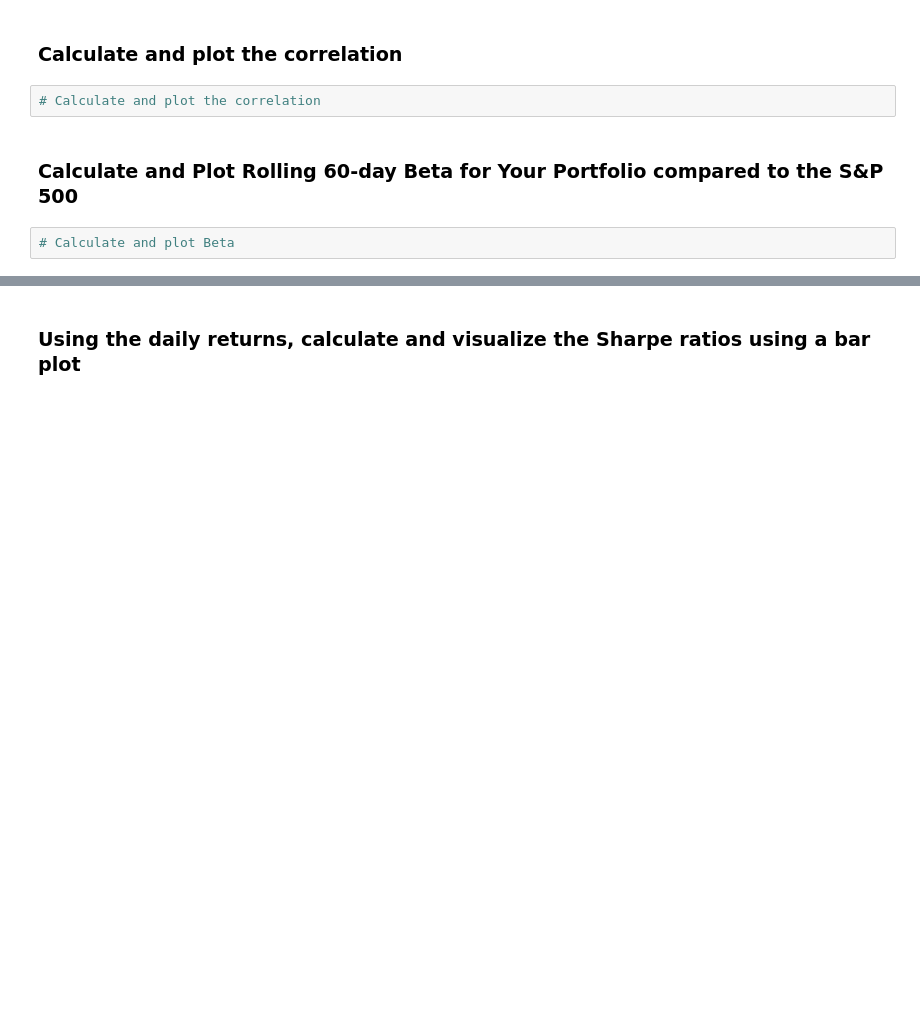
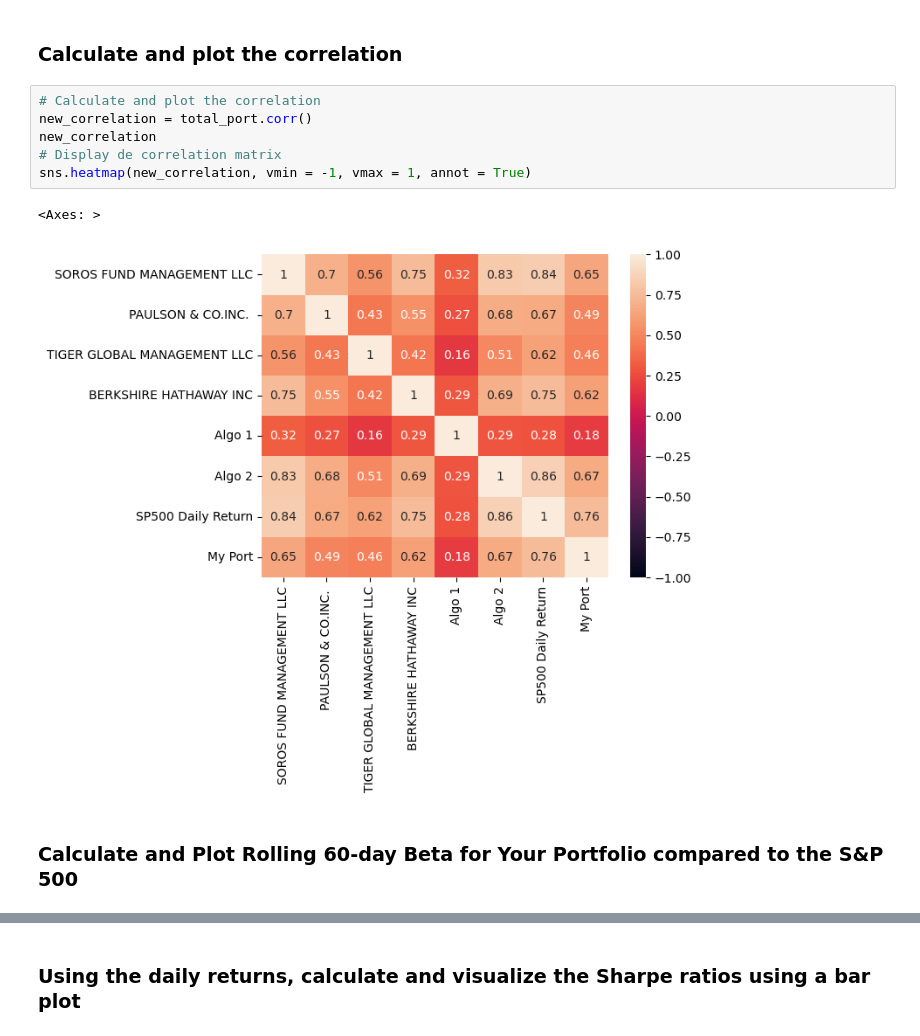
Before and after one commit to gerxxoo/Module_4_challenge, a Jupyter notebook: Starter_Code/whale_analysis.ipynb, the cells around one changed output, grey strips where cells are left out. Drawn from its saved outputs; the diff is of its cells as text; blank space fills up the shorter version.

```diff
--- a/Starter_Code/whale_analysis.ipynb
+++ b/Starter_Code/whale_analysis.ipynb
@@ -440,8 +591,13 @@ weights = [1/3, 1/3, 1/3]
 # %% [markdown]
 ### Calculate and plot the correlation
-# %%
-# Calculate and plot the correlation
+# %%
+# Calculate and plot the correlation
+new_correlation = total_port.corr()
+new_correlation
+# Display de correlation matrix
+sns.heatmap(new_correlation, vmin = -1, vmax = 1, annot = True)
+# %% [output]
+<Axes: >
+[figure, added]
 # %% [markdown]
 ### Calculate and Plot Rolling 60-day Beta for Your Portfolio compared to the S&P 500
-# %%
-# Calculate and plot Beta
```
Also changed, not shown: parts of 26 cells of this notebook, 6 other files.
